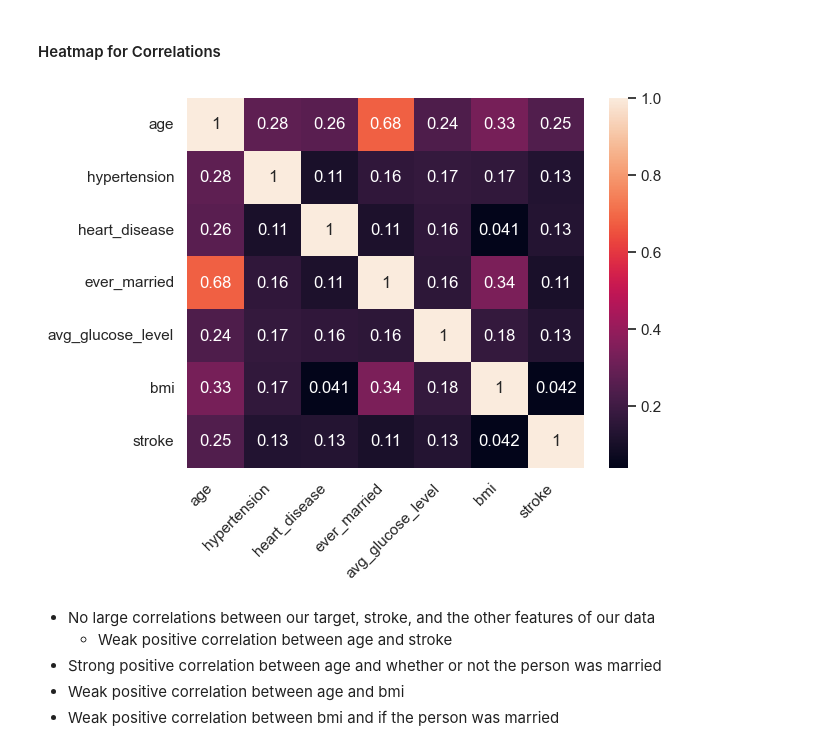
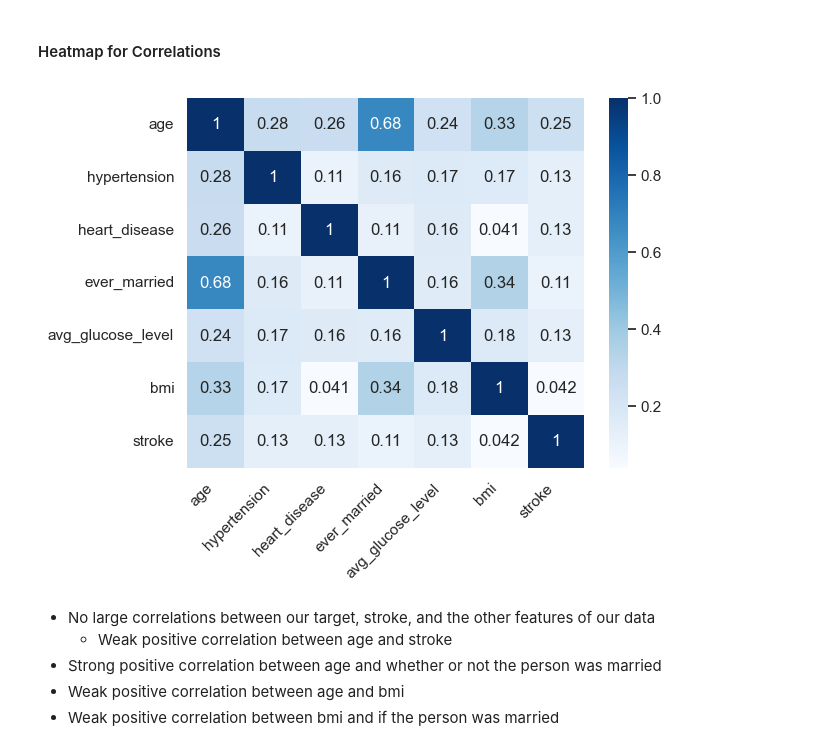
Before and after one commit to Zach-Hanson3/At-Risk-Stroke-Prediction, a Jupyter notebook: Stroke_Prediction.ipynb, the cells around one changed output. Cells and saved outputs as stored; diff of their text form; code cells hidden in the pictures.

```diff
--- a/Stroke_Prediction.ipynb
+++ b/Stroke_Prediction.ipynb
@@ -374,15 +434,15 @@ mv_df.head()
 # %%
 #Finding correlations between numerical variables
 corr = mv_df[['age', 'hypertension', 'heart_disease', 'ever_married',
               'avg_glucose_level', 'bmi', 'stroke']].corr()
 
 #Creating heatmap of correlations
-sns.heatmap(corr, annot = True)
+sns.heatmap(corr, annot = True, cmap='Blues')
 
 #rotating and shifting labels for readability
 plt.xticks(rotation=45,ha = 'right');
 # %% [output]
-[figure, old version]
+[figure, new version]
 # %% [markdown]
 - No large correlations between our target, stroke, and the other features of our data
     - Weak positive correlation between age and stroke
```
Also changed, not shown: parts of 88 cells of this notebook, 5 other files.
